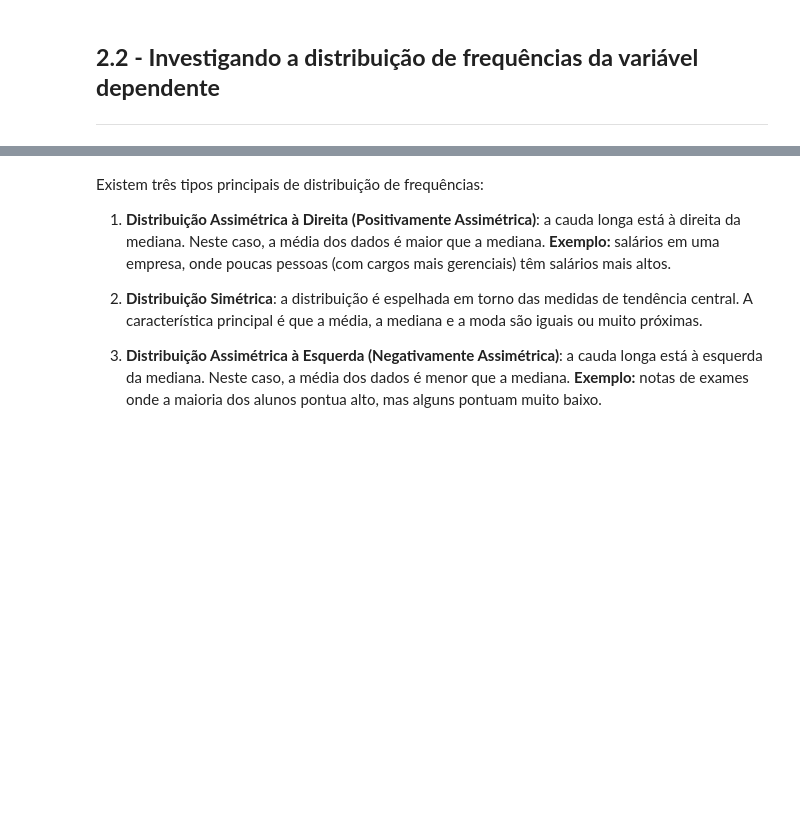
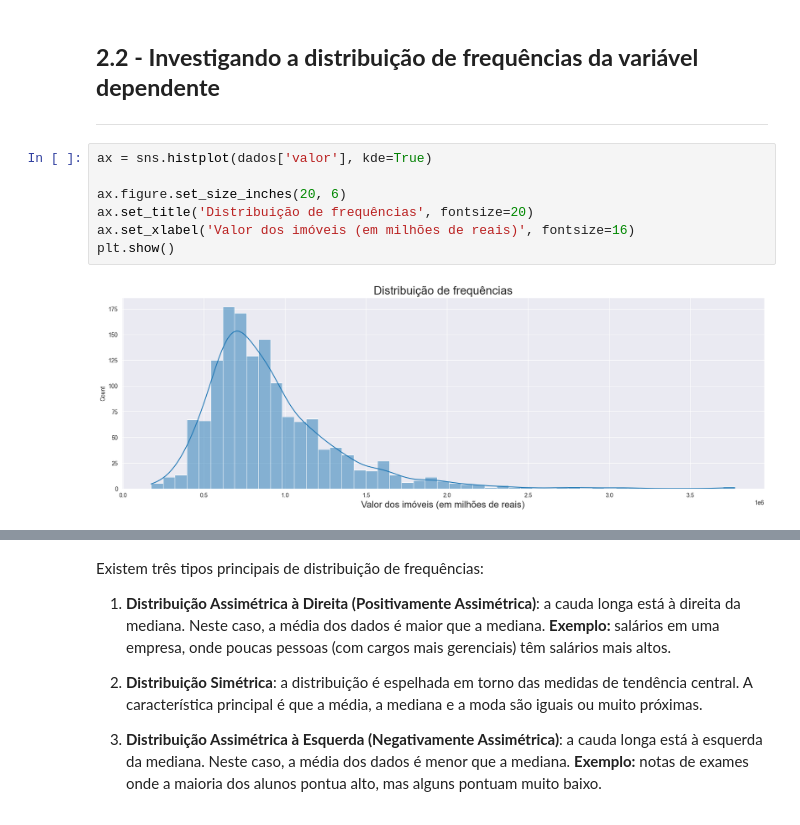
Before and after one commit to ledsouza/linear-regression-houses, a Jupyter notebook: Regressão Linear.ipynb, the cells around one changed output, grey strips where cells are left out. Drawn from its saved outputs; the diff is of its cells as text; blank space fills up the shorter version.

```diff
--- a/Regressão Linear.ipynb
+++ b/Regressão Linear.ipynb
@@ -158,6 +168,15 @@ Essa visualização ajuda a identificar a centralidade, dispersão e possíveis
 ## **2.2 - Investigando a distribuição de frequências da variável dependente**
 
 ---
+# %%
+ax = sns.histplot(dados['valor'], kde=True)
+
+ax.figure.set_size_inches(20, 6)
+ax.set_title('Distribuição de frequências', fontsize=20)
+ax.set_xlabel('Valor dos imóveis (em milhões de reais)', fontsize=16)
+plt.show()
+# %% [output]
+[figure, added]
 # %% [markdown]
 <img src="https://github.com/afonsosr2/data-science-regressao-linear/blob/main/imagens/freq_slide.png?raw=true" alt="Distribuição de frequências para distribuições normais assimétricas à direita, simétrica e assimétrica à esquerda" width=720>
 # %% [markdown]
```
Also changed, not shown: parts of 71 cells of this notebook, 5 other files.
